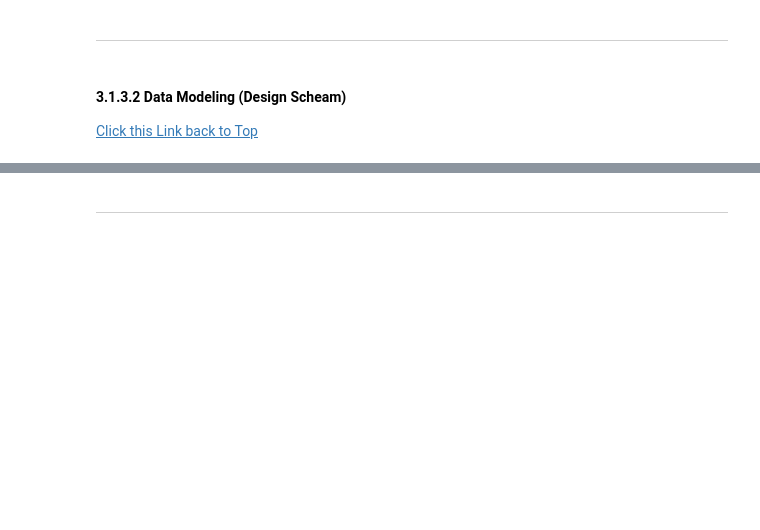
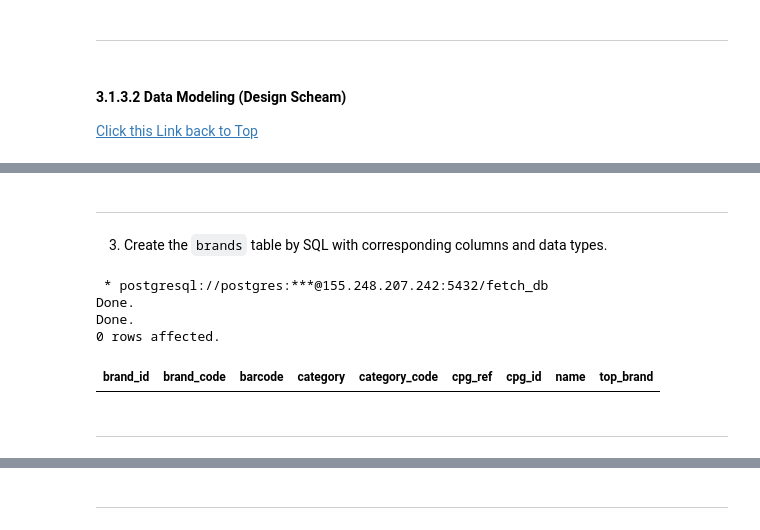
Before and after one commit to L3P3titPrince/015_FetchRewards_HW, a Jupyter notebook: src/FetchRewards_HW.ipynb, the cells around one changed output, grey strips where cells are left out. Saved outputs shown, nothing was run; the diff lists cells and outputs as text; code cells hidden in the pictures; blank space fills up the shorter version.

```diff
--- a/src/FetchRewards_HW.ipynb
+++ b/src/FetchRewards_HW.ipynb
@@ -1000,0 +1101,30 @@ LIMIT 4;
+# %% [markdown]
+------------
+# %% [markdown]
+3. Create the `brands` table by SQL with corresponding columns and data types.
+# %%
+%%sql
+-- delete existing tables if they exist
+DROP TABLE IF EXISTS brands CASCADE;
+-- create brands table
+CREATE TABLE brands (
+    brand_id VARCHAR(24) PRIMARY KEY,
+    brand_code VARCHAR(50),
+    barcode TEXT NOT NULL,
+    category TEXT,
+    category_code TEXT,
+    cpg_ref TEXT NOT NULL,
+    cpg_id VARCHAR(24) NOT NULL,
+    name TEXT NOT NULL,
+    top_brand BOOLEAN DEFAULT FALSE
+);
+
+SELECT * FROM brands LIMIT 1;
+# %% [output]
+ * postgresql://postgres:***@155.248.207.242:5432/fetch_db
+Done.
+Done.
+0 rows affected.
+| brand_id | brand_code | barcode | category | category_code | cpg_ref | cpg_id | name | top_brand |
+# %% [markdown]
+--------------------------------
```
Also changed, not shown: parts of 36 cells of this notebook, 9 other files.
